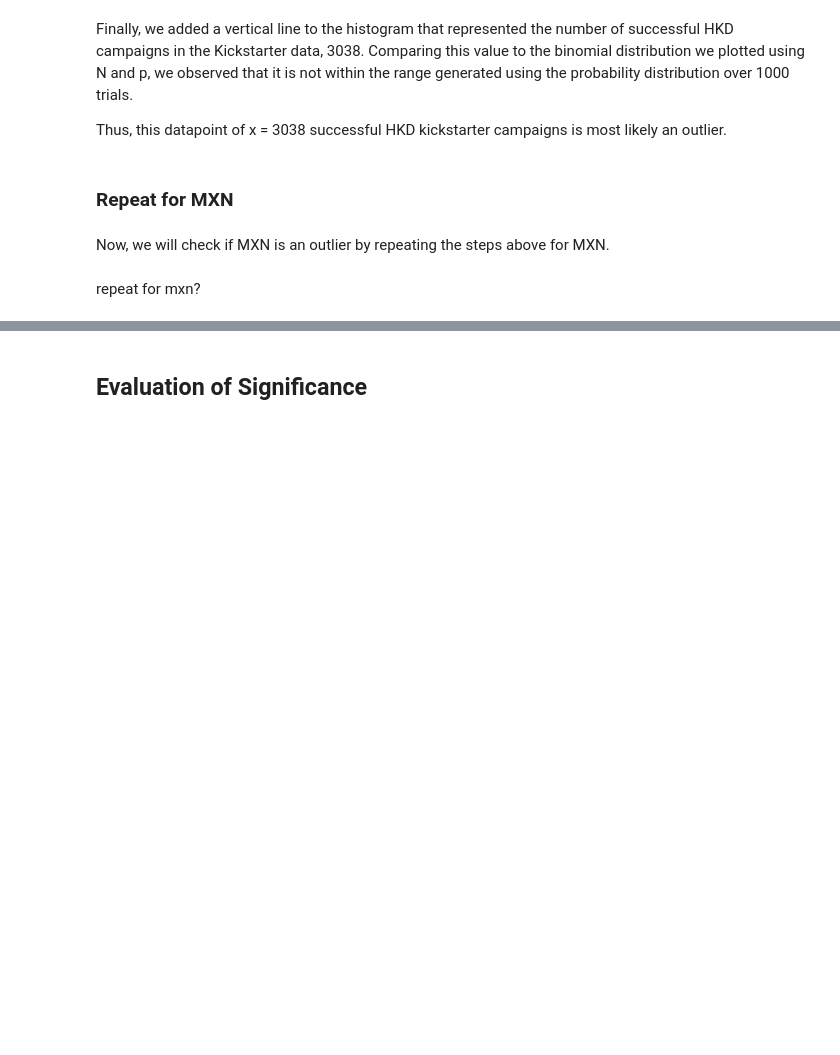
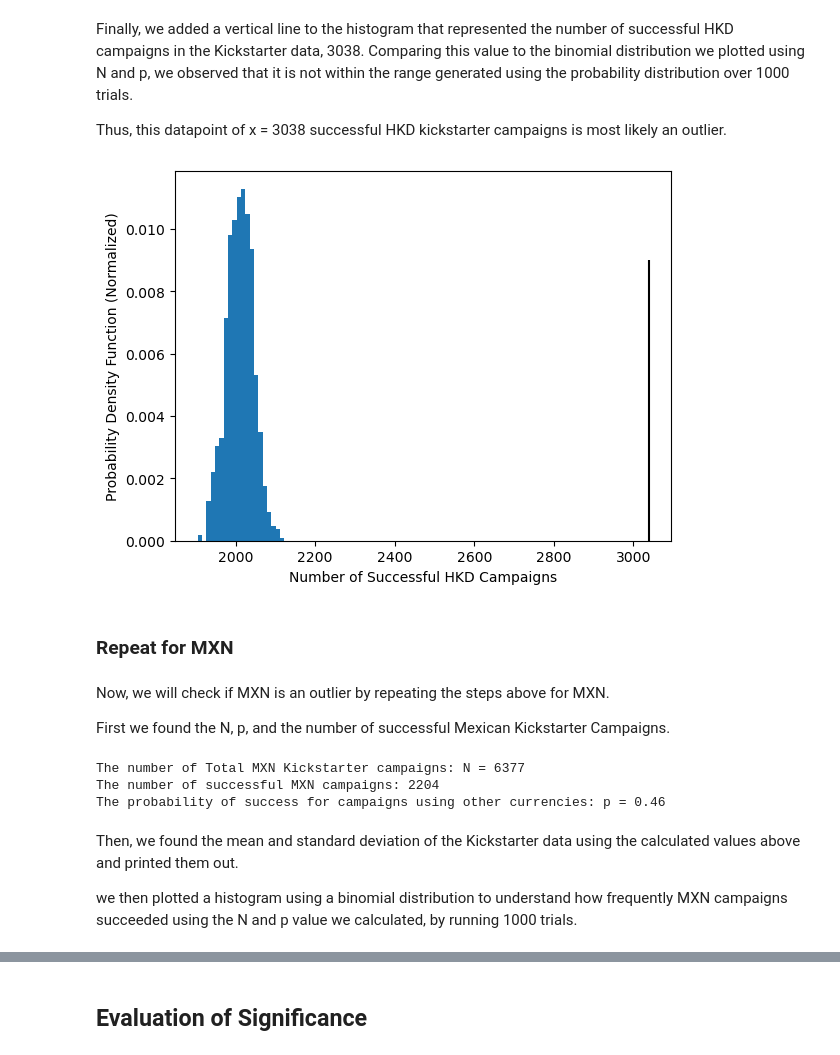
Before and after one commit to catherine-fang-git/kickstarter_project_success_info2950, a Jupyter notebook: INFO2950_FinalProj.ipynb, the cells around one changed output, grey strips where cells are left out. Saved outputs shown, nothing was run; the diff lists cells and outputs as text; code cells hidden in the pictures; blank space fills up the shorter version.

```diff
--- a/INFO2950_FinalProj.ipynb
+++ b/INFO2950_FinalProj.ipynb
@@ -591,3 +586,0 @@ We made this a new column, strength_of_success, in the kickstarter_data datafram
-# %%
-kickstarter_data["strength_of_success"] = kickstarter_data["pledged_usd"] / kickstarter_data["goal_usd"]
-kickstarter_data.iloc[:5, -3:]
@@ -644,17 +642,19 @@ Finally, we added a vertical line to the histogram that represented the number o
 
 Thus, this datapoint of x = 3038 successful HKD kickstarter campaigns is most likely an outlier.
 # %%
-plt.hist(hkd_dist)
-plt.vlines(x=3038,ymin=0,ymax=125,color='black')
 plt.hist(hkd_dist, density=True, bins=20)
 plt.xlabel("Number of Successful HKD Campaigns")
 plt.ylabel("Probability Density Function (Normalized)")
 plt.vlines(x=3038, ymin=0, ymax=0.009, color='black')
 plt.show()
+# %% [output]
+[figure, added]
 # %% [markdown]
 ### Repeat for MXN ###
 # %% [markdown]
 Now, we will check if MXN is an outlier by repeating the steps above for MXN.
+
+First we found the N, p, and the number of successful Mexican Kickstarter Campaigns.
 # %%
 N = len(kickstarter_data[kickstarter_data["original_currency"] == "MXN"])
 
@@ -669,8 +669,14 @@ print(f"The number of Total MXN Kickstarter campaigns: N = {N}")
 print(f"The number of successful MXN campaigns: {num_successful_mxn}")
 
 print(f"The probability of success for campaigns using other currencies: p = {np.round(p, 3)}")
+# %% [output]
+The number of Total MXN Kickstarter campaigns: N = 6377
+The number of successful MXN campaigns: 2204
+The probability of success for campaigns using other currencies: p = 0.46
-# %% [markdown]
-repeat for mxn?
+# %% [markdown]
+Then, we found the mean and standard deviation of the Kickstarter data using the calculated values above and printed them out.
+
+we then plotted a histogram using a binomial distribution to understand how frequently MXN campaigns succeeded using the N and p value we calculated, by running 1000 trials.
 # %%
 mean=N*p
 std = np.sqrt(N*p*(1-p))
```
Also changed, not shown: parts of 36 cells of this notebook.
